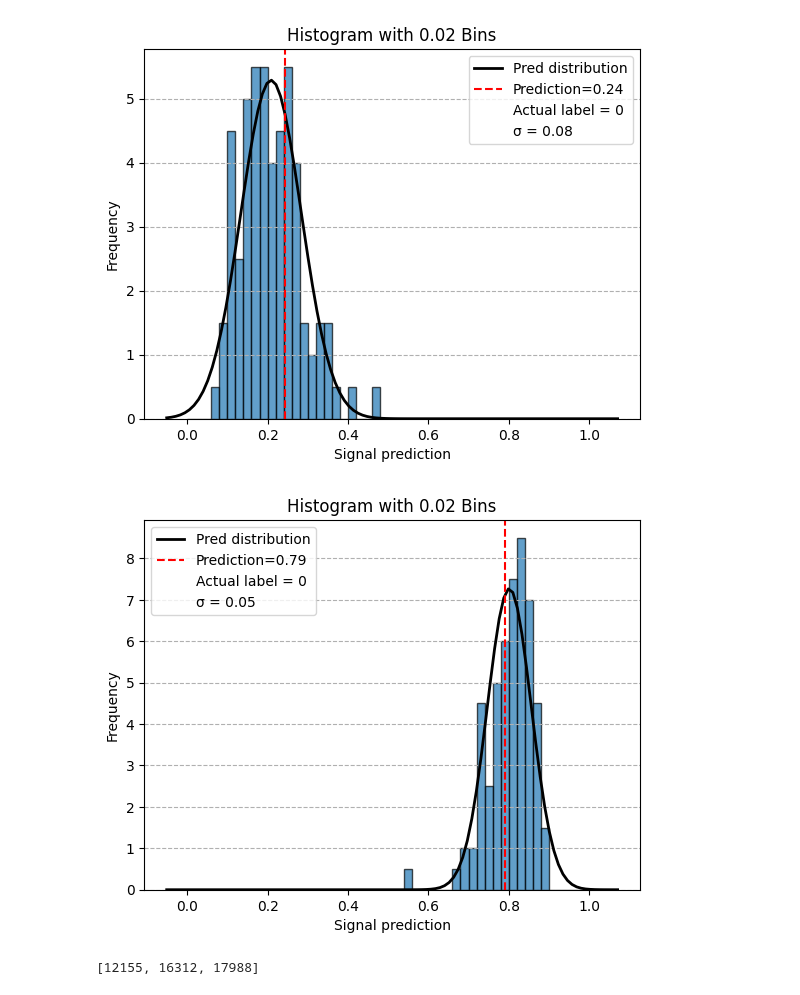
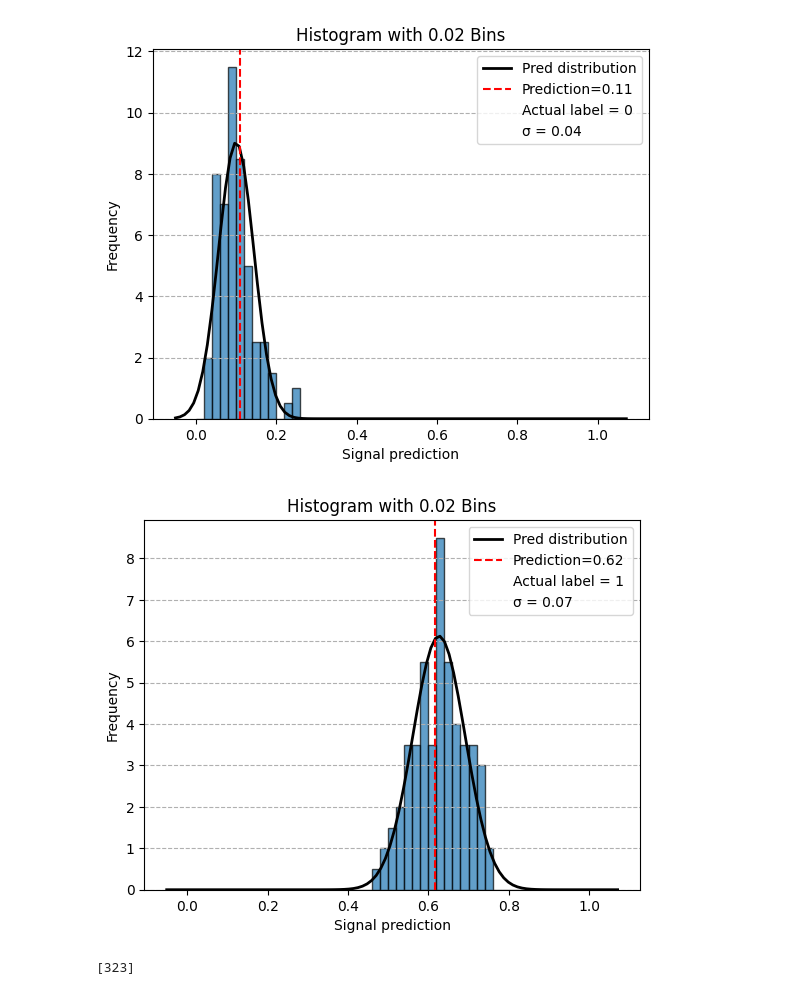
Before and after one commit to andreasvalen/MonteCarloDropoutOnLHCData, a Jupyter notebook: derust.ipynb, the cells around one changed output. Cells and saved outputs as stored; diff of their text form; code cells hidden in the pictures.

```diff
--- a/derust.ipynb
+++ b/derust.ipynb
@@ -65,7 +65,7 @@ test_path = "jet-data/jet-images_test.hdf5"
 val_path = "jet-data/jet-images_val.hdf5"
 train_path = "jet-data/jet-images_train.hdf5"
 # %%
-imgs, labels, max_val = getDataAsTensors(val_path)
+imgs, labels, max_val = getDataAsTensors(micro_path)
 train_size = int(0.8 * len(imgs))
 test_size = len(imgs) - train_size
 train_dataset, test_dataset = random_split(CustomDataset(imgs, labels), [train_size, test_size])
@@ -193,7 +149,7 @@ criterion = nn.BCEWithLogitsLoss()
 optimizer = optim.SGD(net.parameters(), lr=0.001, momentum=0.9)
 # %%
 def train(model):
-    for epoch in range(4):
+    for epoch in range(10):
         running_loss = 0.0
         print("epoch ", epoch, " done")
         for i, data in enumerate(trainloader, 0):
@@ -397,10 +353,13 @@ def plot_histogram(values, label, threshold=0.02, original_predicition=None, std
     plt.show()
 
 # Example
-values = dropout_predictions[:, 2]
-plot_histogram(values, original_predicition=_preds[2], std=std[2], label=_labels[2])
-values = dropout_predictions[:, 770]
-plot_histogram(values, original_predicition=_preds[770], std=std[770], label=_labels[770])
-values = dropout_predictions[:, 913]
-plot_histogram(values, original_predicition=_preds[913], std=std[913], label=_labels[913])
+indexToInspect = 7
+values = dropout_predictions[:, indexToInspect]
+plot_histogram(values, original_predicition=_preds[indexToInspect], std=std[indexToInspect], label=_labels[indexToInspect])
+indexToInspect = 770
+values = dropout_predictions[:, indexToInspect]
+plot_histogram(values, original_predicition=_preds[indexToInspect], std=std[indexToInspect], label=_labels[indexToInspect])
+indexToInspect= 913
+values = dropout_predictions[:, indexToInspect]
+plot_histogram(values, original_predicition=_preds[indexToInspect], std=std[indexToInspect], label=_labels[indexToInspect])
 # %% [output]
@@ -408,5 +367,5 @@ plot_histogram(values, original_predicition=_preds[913], std=std[913], label=_la
-[figure, old version]
+[figure, new version]
-[figure, old version]
+[figure, new version]
 # %%
 def find_matching_indices(list2, list1):
     """Find indices where value in list1 is <0.05 and value in list2 is between 0.4 and 0.5."""
@@ -420,7 +379,7 @@ def find_matching_indices(list2, list1):
     return matching_indices
 print(find_matching_indices(_preds, std))  # This should print [0, 2]
 # %% [output]
-[12155, 16312, 17988]
+[323]
 # %%
 def scatter_plot(preds, std, labels, degree=2):
     if len(preds) != len(std) or len(preds) != len(labels):
```
Also changed, not shown: parts of 14 cells of this notebook.
